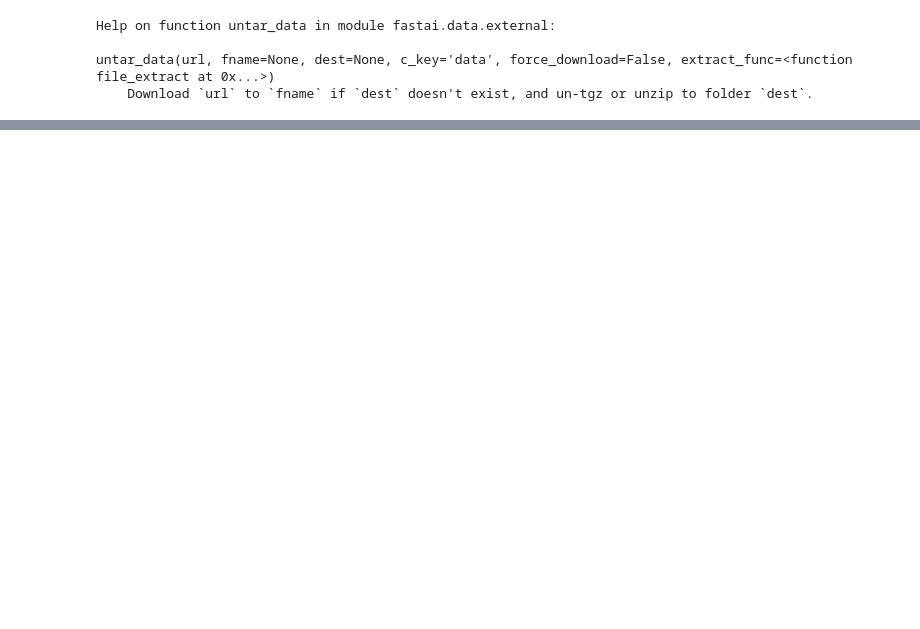
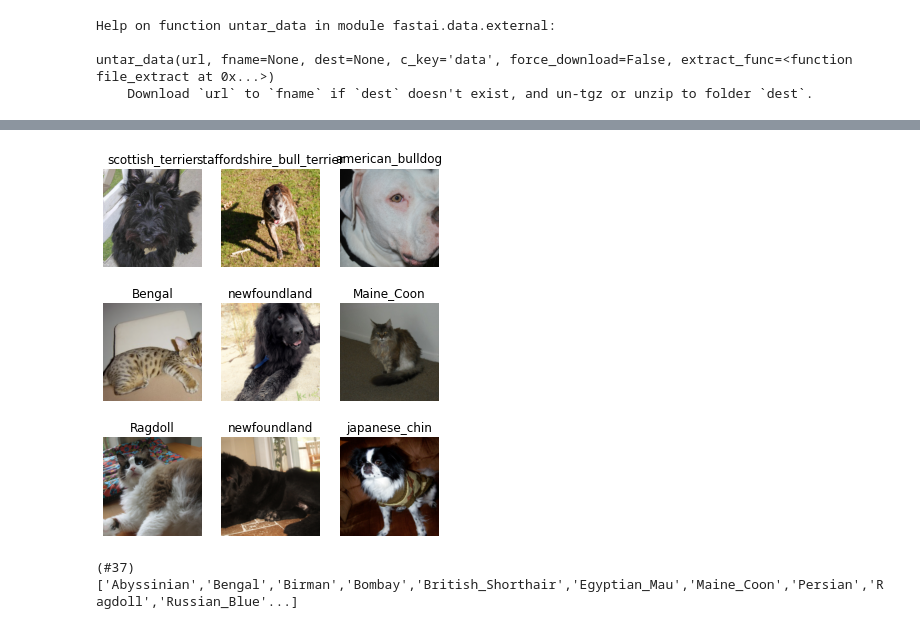
Before and after one commit to Legnica1241/fastai-nbs, a Jupyter notebook: catsvsdogs_new.ipynb, the cells around one changed output, grey strips where cells are left out. Drawn from its saved outputs; the diff is of its cells as text; code cells hidden in the pictures; blank space fills up the shorter version.

```diff
--- a/catsvsdogs_new.ipynb
+++ b/catsvsdogs_new.ipynb
@@ -37,0 +27,4 @@ pat=r'(.+)
+# %%
+batch_tfms=[*aug_transforms(size=224,max_warp=0),Normalize.from_stats(*imagenet_stats)]
+item_tfms=RandomResizedCrop(460,min_scale=0.75,ratio=(1.,1.))
+bs=64
@@ -37,0 +33,19 @@ pat=r'(.+)
+# %%
+pets = DataBlock(blocks=(ImageBlock, CategoryBlock),
+                 get_items=get_image_files,
+                 splitter=RandomSplitter(),
+                 get_y=RegexLabeller(pat = r'\\([^\\]+)_\d+.'),
+                 item_tfms=item_tfms,
+                 batch_tfms=batch_tfms)
+# %%
+path_im=path/'images'
+# %%
+dls=pets.dataloaders(path_im,bs=bs)
+# %%
+dls.show_batch(max_n=9, figsize=(6,7))
+# %% [output]
+[figure, added]
+# %%
+dls.vocab
+# %% [output]
+(#37) ['Abyssinian','Bengal','Birman','Bombay','British_Shorthair','Egyptian_Mau','Maine_Coon','Persian','Ragdoll','Russian_Blue'...]
```
Also changed, not shown: parts of 8 cells of this notebook.
